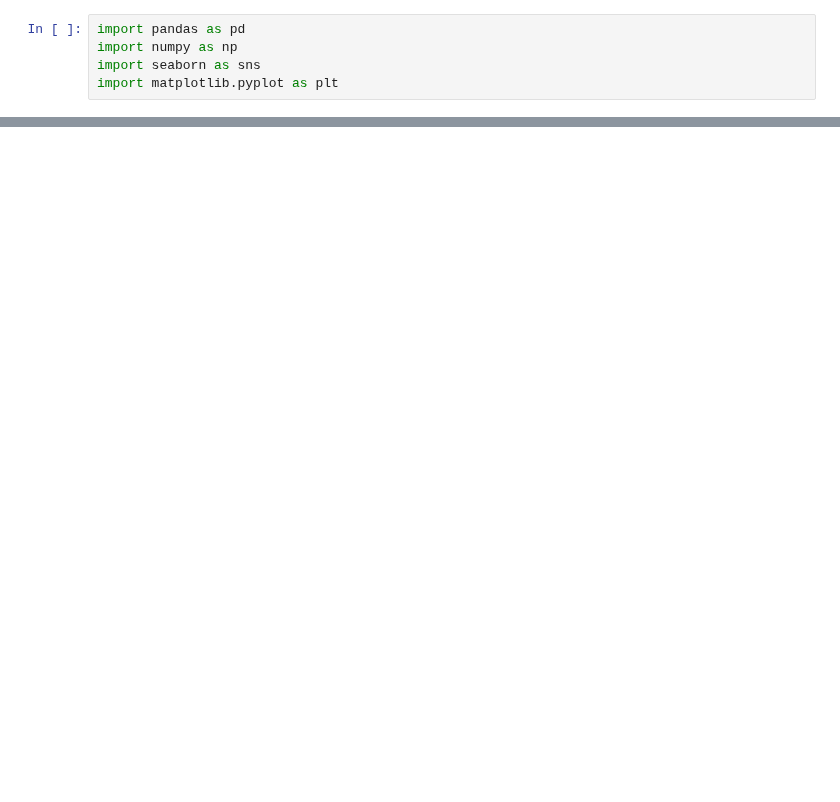
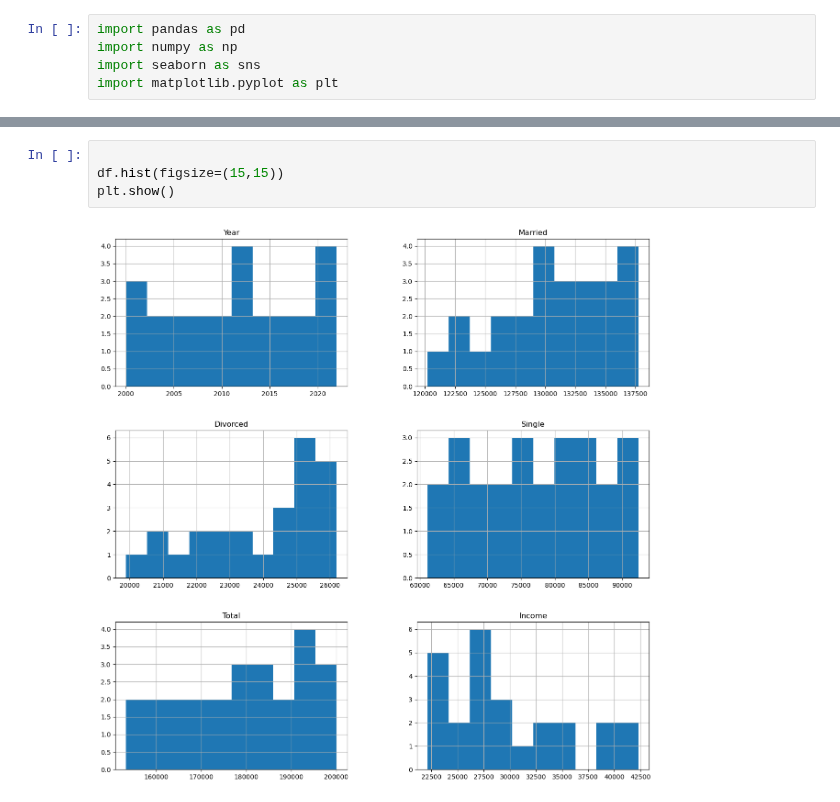
Before and after one commit to Julnowak/DA_project, a Jupyter notebook: test.ipynb, the cells around one changed output, grey strips where cells are left out. Drawn from its saved outputs; the diff is of its cells as text; blank space fills up the shorter version.

```diff
--- a/test.ipynb
+++ b/test.ipynb
@@ -32,0 +46,6 @@ plt.show()
+# %%
+
+df.hist(figsize=(15,15))
+plt.show()
+# %% [output]
+[figure, added]
```
Also changed, not shown: parts of 3 cells of this notebook, 3 other files.
